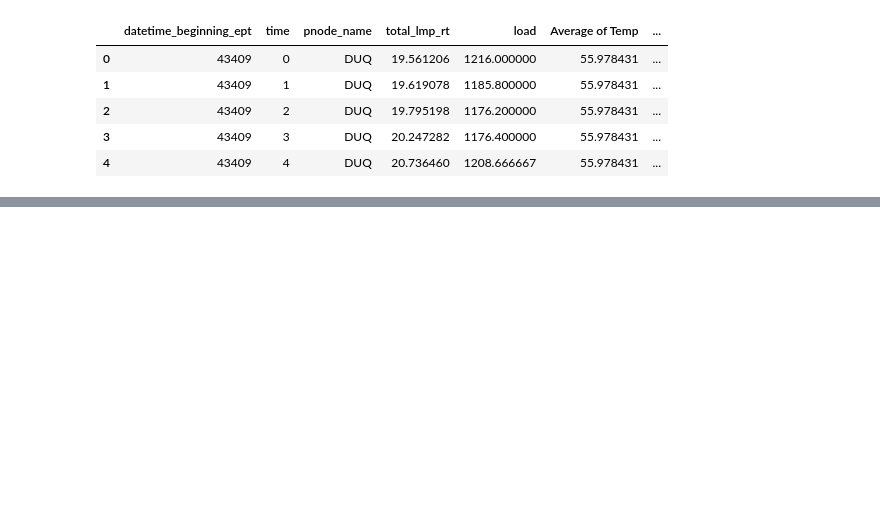
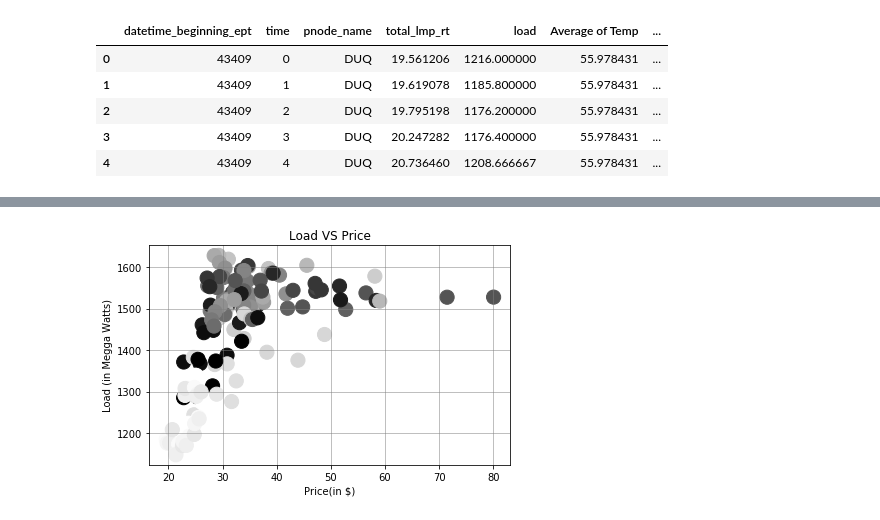
Before and after one commit to crisbangaoil/project1, a Jupyter notebook: PJM_energy_price_forecast.ipynb, the cells around one changed output, grey strips where cells are left out. Drawn from its saved outputs; the diff is of its cells as text; code cells hidden in the pictures; blank space fills up the shorter version.

Commit message:
pushing code changes and plot images

```diff
--- a/PJM_energy_price_forecast.ipynb
+++ b/PJM_energy_price_forecast.ipynb
@@ -202,0 +261,15 @@ combined_data.plot.scatter('total_lmp_rt', 'load', c=combined_data['time'])
+# %%
+# Create a legend
+# plot correlation between load and price
+combined_data.plot.scatter('total_lmp_rt', 'load', s=200, c=combined_data['time'])
+
+plt.title("Load VS Price")
+plt.xlabel("Price(in $)")
+plt.ylabel("Load (in Megga Watts)")
+plt.grid(color='gray', linestyle='-', linewidth=0.5)
+plt.tight_layout()
+# Save Figure
+plt.savefig("Images/loadvsPrice.png")
+plt.show()
+# %% [output]
+[figure, added]
```
Also changed, not shown: parts of 18 cells of this notebook, 13 other files.
